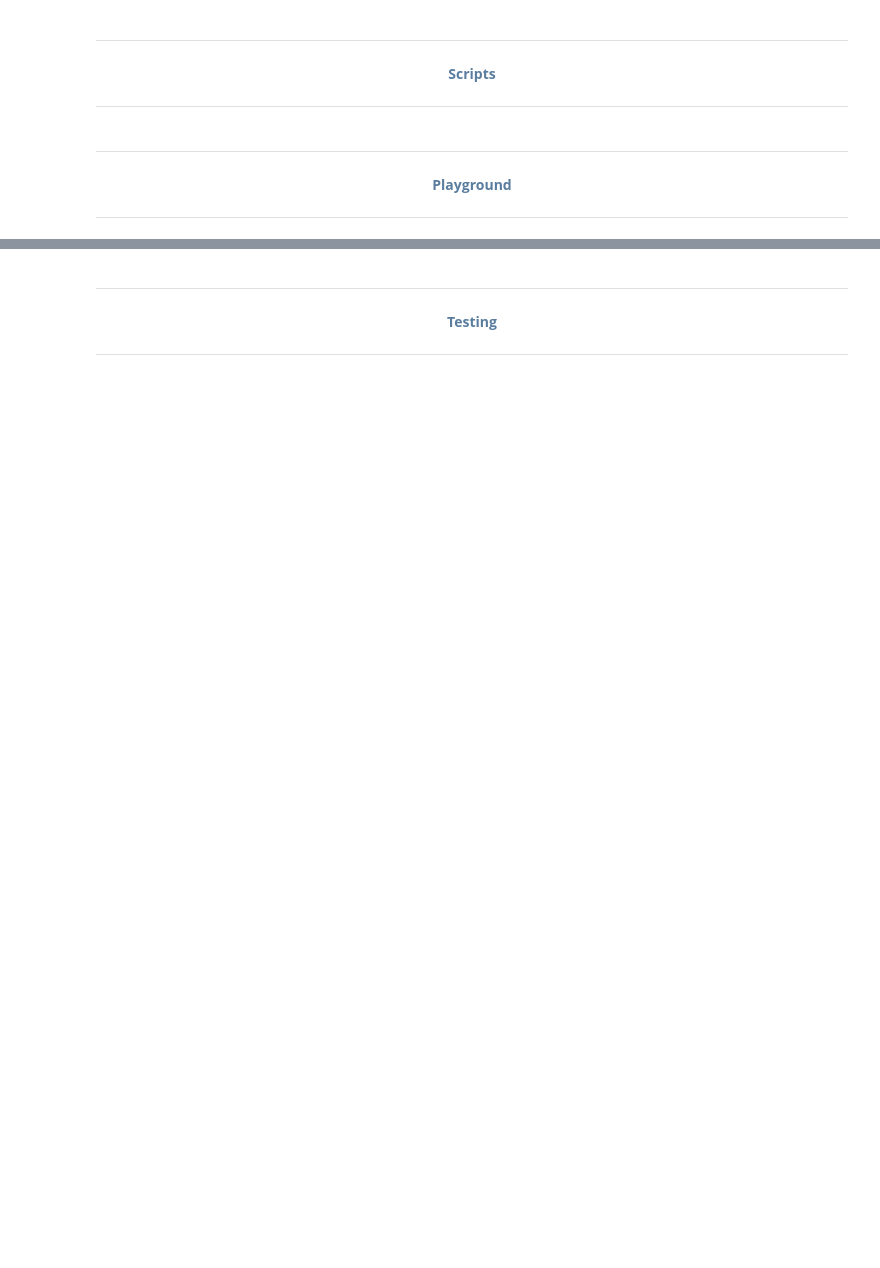
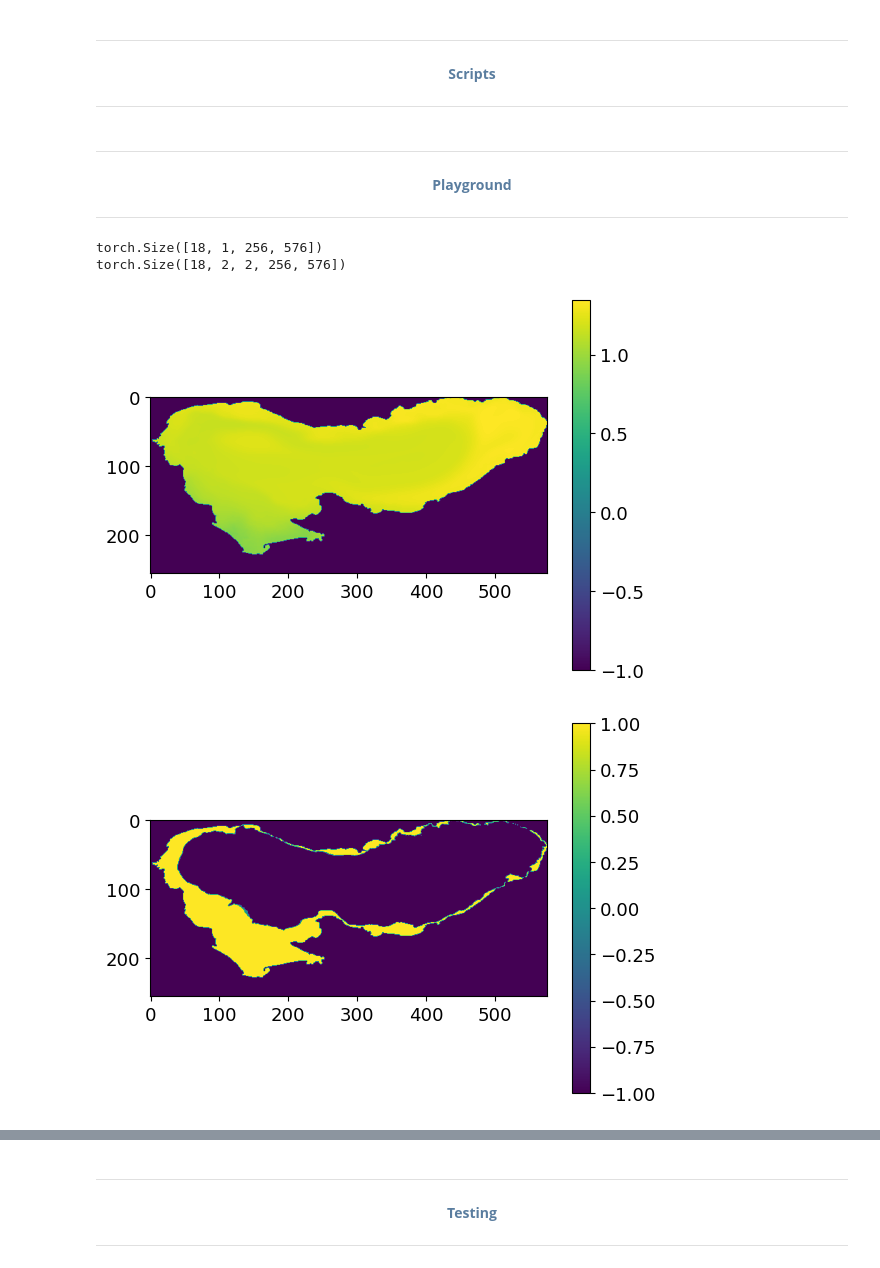
Before and after one commit to VikVador/Poseidon, a Jupyter notebook: notebooks/esa.ipynb, the cells around one changed output, grey strips where cells are left out. Saved outputs shown, nothing was run; the diff lists cells and outputs as text; code cells hidden in the pictures; blank space fills up the shorter version.

Commit message:
(4) - Dataloader/Dataloader - Updating dataloader (faster) - Fixing mask in the sea for input bug - Adding possibility to formulate problem as classification

```diff
--- a/notebooks/esa.ipynb
+++ b/notebooks/esa.ipynb
@@ -130,8 +134,8 @@ data_klong         = Dataset_bio.get_data(variable = "k_long",      type = "surf
 data_oxygen        = Dataset_bio.get_data(variable = "oxygen",      type = "bottom" , depth = depth_max_oxygen)
 
 # Loading the black sea mask
-BS_mask             = Dataset_phy.get_mask(depth = None)
-BS_mask_with_depth  = Dataset_phy.get_mask(depth = depth_max_oxygen)
+bs_mask             = Dataset_phy.get_mask(depth = None)
+bs_mask_with_depth  = Dataset_phy.get_mask(depth = depth_max_oxygen)
 
 # --------------------
 #  Preparing the data
@@ -139,13 +143,48 @@ BS_mask_with_depth  = Dataset_phy.get_mask(depth = depth_max_oxygen)
 # Loading the dataloader
 BSD_loader = BlackSea_Dataloader(x = [data_temperature],
                                  y = data_oxygen,
-                           mask_bs = BS_mask,
-                          mask_oxy = BS_mask_with_depth,
-                              mode = "Classification",
-                            window = 1,
-                        window_oxy = 1)
+                           bs_mask = bs_mask,
+                bs_mask_with_depth = bs_mask_with_depth,
+                              mode = "classification",
+                        window_inp = 1,
+                        window_out = 2)
 
 # Retrieving the datasets
 ds_validation = BSD_loader.get_dataloader("validation")
 ds_train      = BSD_loader.get_dataloader("train")
 ds_test       = BSD_loader.get_dataloader("test")
+# %%
+# Loading the dataloader
+BSD_loader = BlackSea_Dataloader(x = [data_temperature],
+                                 y = data_oxygen,
+                           bs_mask = bs_mask,
+                bs_mask_with_depth = bs_mask_with_depth,
+                              mode = "classification",
+                        window_inp = 1,
+                        window_out = 2)
+
+# Retrieving the datasets
+ds_validation = BSD_loader.get_dataloader("validation")
+ds_train      = BSD_loader.get_dataloader("train")
+ds_test       = BSD_loader.get_dataloader("test")
+
+for x, y in ds_train:
+
+    print(x.shape)
+    print(y.shape)
+
+    plt.imshow(x[0, 0, :, :])
+    plt.colorbar()
+    plt.figure()
+    plt.imshow(y[-1, 0, 0, :, :])
+    plt.colorbar()
+    plt.figure()
+    plt.imshow(y[-1, 0, 1, :, :])
+    plt.colorbar()
+
+    break
+# %% [output]
+torch.Size([18, 1, 256, 576])
+torch.Size([18, 2, 2, 256, 576])
+[figure, added]
+[figure, added]
```
Also changed, not shown: parts of 3 cells of this notebook, 1 other file.
